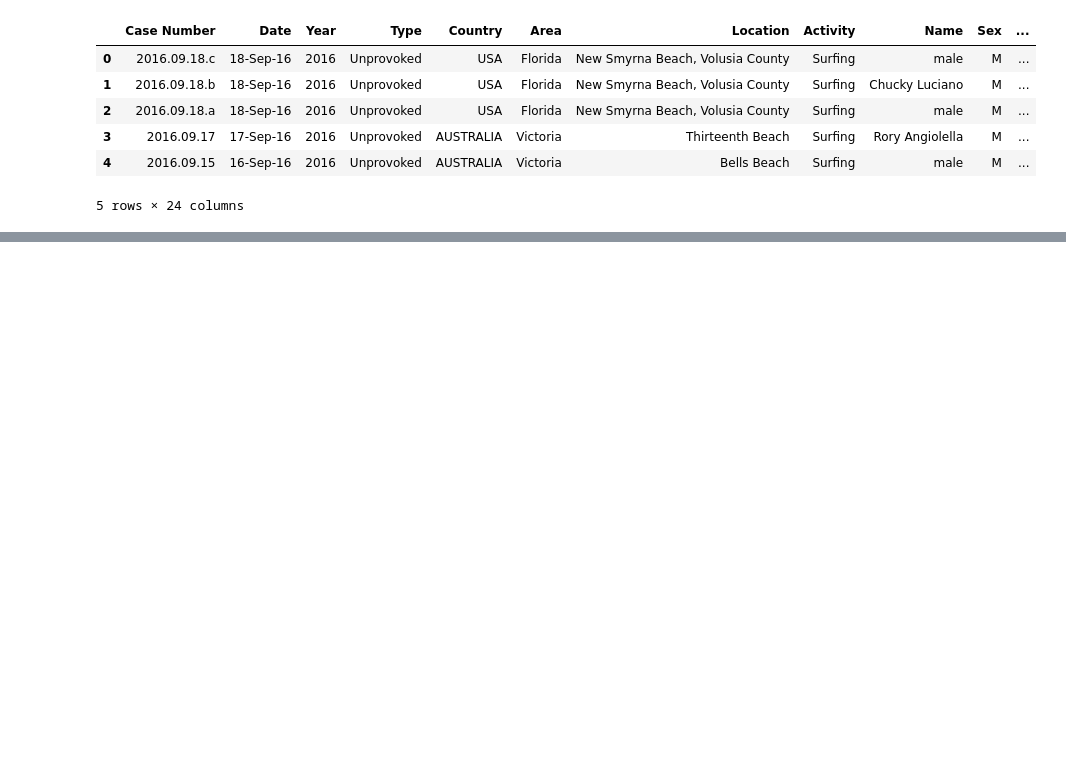
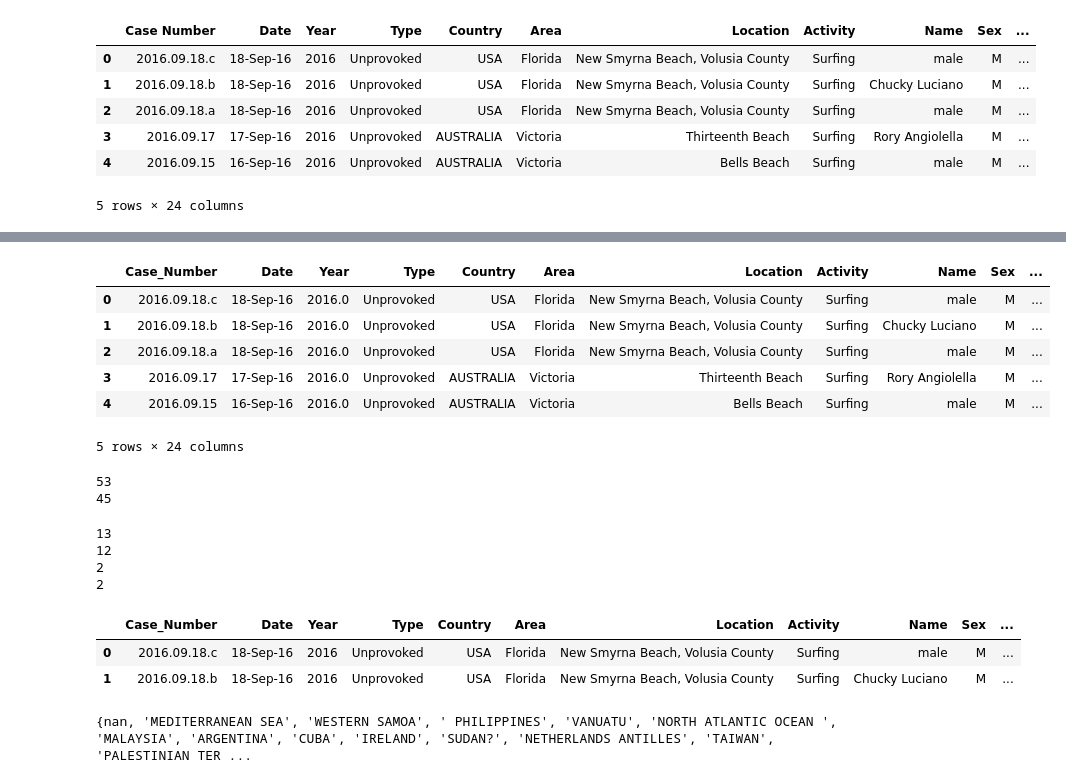
Before and after one commit to alejandroperela/datamad0119, a Jupyter notebook: module-1/pandas-project/your-code/data-wrangling.ipynb, the cells around one changed output, grey strips where cells are left out. Cells and saved outputs as stored; diff of their text form; code cells hidden in the pictures; blank space fills up the shorter version.

```diff
--- a/module-1/pandas-project/your-code/data-wrangling.ipynb
+++ b/module-1/pandas-project/your-code/data-wrangling.ipynb
@@ -58,0 +34,57 @@ Index(['Case Number', 'Date', 'Year', 'Type', 'Country', 'Area', 'Location',
+# %%
+data_href = data.where(data['href_formula'] == data['href'])
+data_href.head()
+# %% [output]
+|  | Case_Number | Date | Year | Type | Country | Area | Location | Activity | Name | Sex | ... |
+| 0 | 2016.09.18.c | 18-Sep-16 | 2016.0 | Unprovoked | USA | Florida | New Smyrna Beach, Volusia County | Surfing | male | M | ... |
+| 1 | 2016.09.18.b | 18-Sep-16 | 2016.0 | Unprovoked | USA | Florida | New Smyrna Beach, Volusia County | Surfing | Chucky Luciano | M | ... |
+| 2 | 2016.09.18.a | 18-Sep-16 | 2016.0 | Unprovoked | USA | Florida | New Smyrna Beach, Volusia County | Surfing | male | M | ... |
+| 3 | 2016.09.17 | 17-Sep-16 | 2016.0 | Unprovoked | AUSTRALIA | Victoria | Thirteenth Beach | Surfing | Rory Angiolella | M | ... |
+| 4 | 2016.09.15 | 16-Sep-16 | 2016.0 | Unprovoked | AUSTRALIA | Victoria | Bells Beach | Surfing | male | M | ... |
+5 rows × 24 columns
+# %%
+data_href = data[['href_formula', 'href']]
+
+
+in_href_formula_not_in_href = list(set(data_href['href_formula'])-(set(data_href['href'])))
+in_href_not_in_href_formula = list(set(data_href['href'])-(set(data_href['href_formula'])))
+
+print(len(in_href_formula_not_in_href))
+print(len(in_href_not_in_href_formula))
+# %% [output]
+53
+45
+# %%
+data_Case_Number_1 = data[['Case_Number', 'Case_Number_1']]
+
+
+in_Case_Number_not_in_Case_Number_1 = list(set(data_Case_Number_1['Case_Number'])-(set(data_Case_Number_1['Case_Number_1'])))
+in_Case_Number_1_not_in_Case_Number = list(set(data_Case_Number_1['Case_Number_1'])-(set(data_Case_Number_1['Case_Number'])))
+
+print(len(in_Case_Number_not_in_Case_Number_1))
+print(len(in_Case_Number_1_not_in_Case_Number))
+
+data_Case_Number_2 = data[['Case_Number', 'Case_Number_2']]
+
+
+in_Case_Number_not_in_Case_Number_2 = list(set(data_Case_Number_2['Case_Number'])-(set(data_Case_Number_2['Case_Number_2'])))
+in_Case_Number_2_not_in_Case_Number = list(set(data_Case_Number_2['Case_Number_2'])-(set(data_Case_Number_2['Case_Number'])))
+
+print(len(in_Case_Number_not_in_Case_Number_2))
+print(len(in_Case_Number_not_in_Case_Number_2))
+# %% [output]
+13
+12
+2
+2
+# %%
+data = data.drop(columns=['href', 'Case_Number_1', 'Case_Number_2', 'Unnamed:_22', 'Unnamed:_23'])
+data.head(2)
+# %% [output]
+|  | Case_Number | Date | Year | Type | Country | Area | Location | Activity | Name | Sex | ... |
+| 0 | 2016.09.18.c | 18-Sep-16 | 2016 | Unprovoked | USA | Florida | New Smyrna Beach, Volusia County | Surfing | male | M | ... |
+| 1 | 2016.09.18.b | 18-Sep-16 | 2016 | Unprovoked | USA | Florida | New Smyrna Beach, Volusia County | Surfing | Chucky Luciano | M | ... |
+# %%
+print(set(data['Country']))
+# %% [output]
+{nan, 'MEDITERRANEAN SEA', 'WESTERN SAMOA', ' PHILIPPINES', 'VANUATU', 'NORTH ATLANTIC OCEAN ', 'MALAYSIA', 'ARGENTINA', 'CUBA', 'IRELAND', 'SUDAN?', 'NETHERLANDS ANTILLES', 'TAIWAN', 'PALESTINIAN TER ...
```
Also changed, not shown: parts of 6 cells of this notebook.
